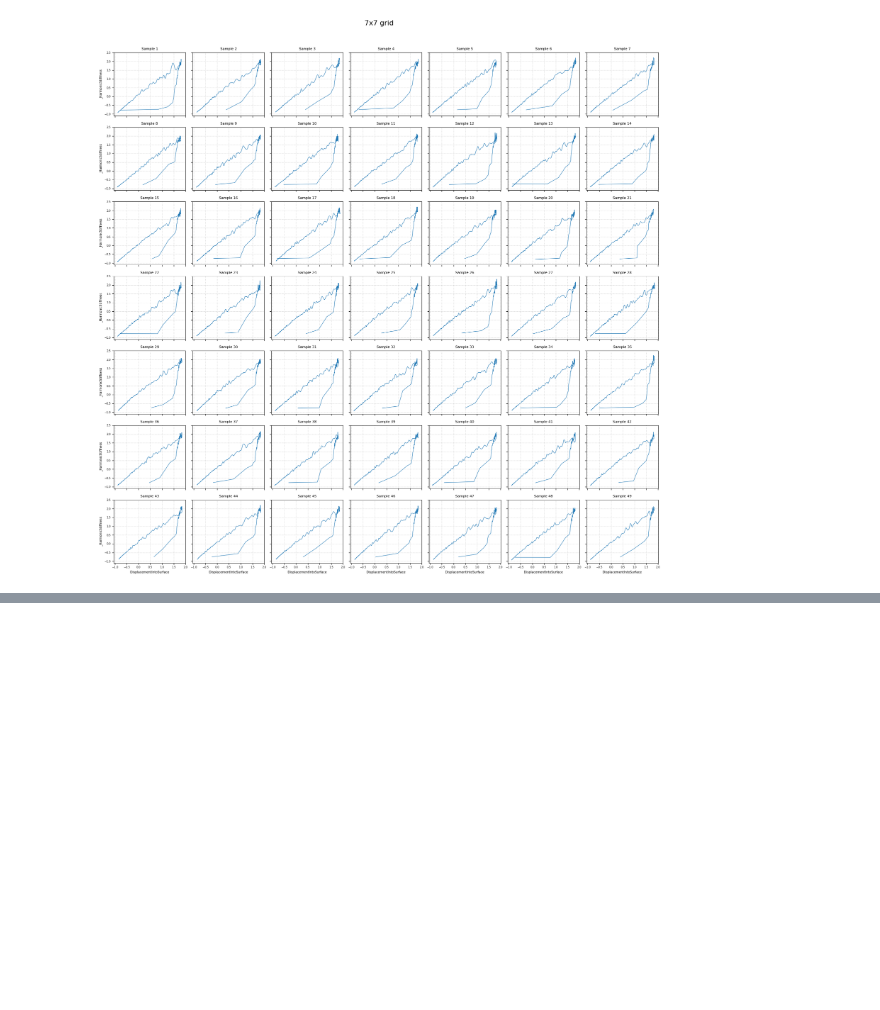
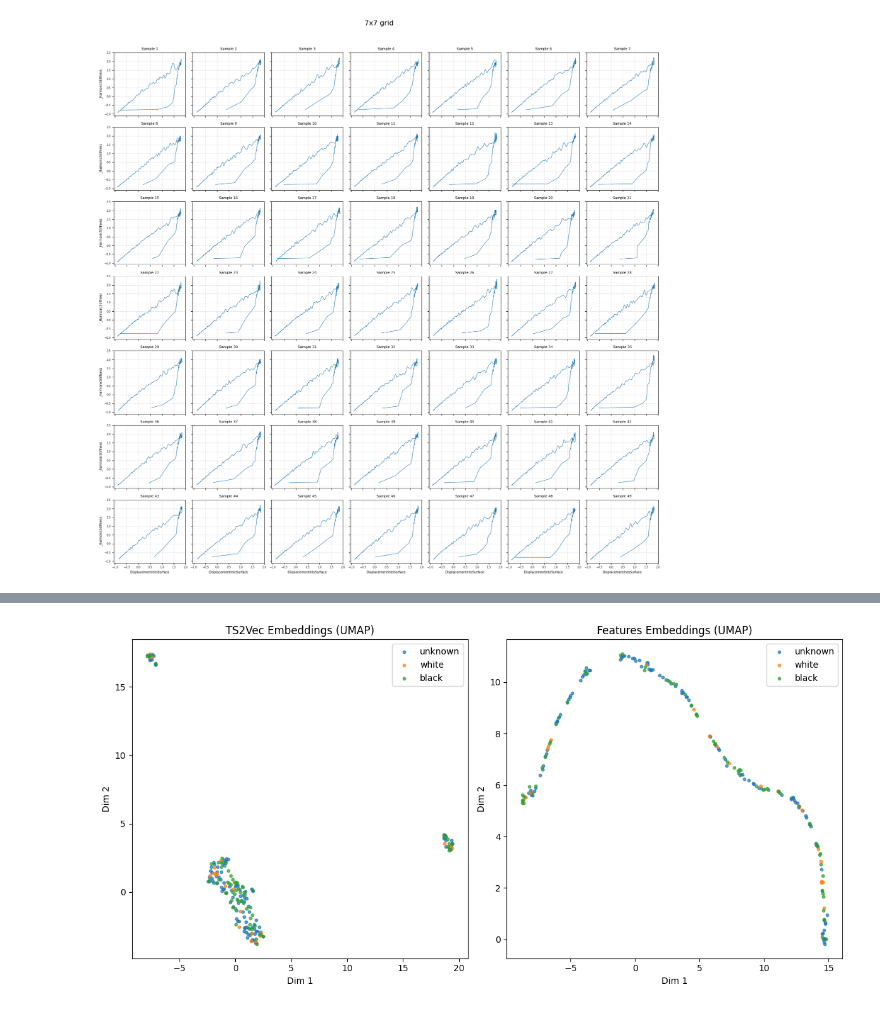
Before and after one commit to hugopuybareau/rnd_project_3, a Jupyter notebook: hardness.ipynb, the cells around one changed output, grey strips where cells are left out. Cells and saved outputs as stored; diff of their text form; code cells hidden in the pictures; blank space fills up the shorter version.

```diff
--- a/hardness.ipynb
+++ b/hardness.ipynb
@@ -233,0 +256,32 @@ plt.show()
+# %%
+import matplotlib.pyplot as plt
+import umap
+
+X_ts2vec_umap = umap.UMAP(n_components=2).fit_transform(ts2vec_emb)
+X_features_umap = umap.UMAP(n_components=2).fit_transform(df_features.values)
+
+# Plot side by side
+fig, axes = plt.subplots(1, 2, figsize=(12, 6))
+
+unique_labels = set(processed_labels)
+
+for label in unique_labels:
+    idxs = [i for i, l in enumerate(processed_labels) if l == label]
+    axes[0].scatter(X_ts2vec_umap[idxs, 0],  X_ts2vec_umap[idxs, 1], label=label, s=10, alpha=0.7)
+axes[0].set_title("TS2Vec Embeddings (UMAP)")
+axes[0].legend()
+axes[0].set_xlabel("Dim 1")
+axes[0].set_ylabel("Dim 2")
+
+for label in unique_labels:
+    idxs = [i for i, l in enumerate(processed_labels) if l == label]
+    axes[1].scatter(X_features_umap[idxs, 0], X_features_umap[idxs, 1], label=label, s=10, alpha=0.7)
+axes[1].set_title("Features Embeddings (UMAP)")
+axes[1].legend()
+axes[1].set_xlabel("Dim 1")
+axes[1].set_ylabel("Dim 2")
+
+plt.tight_layout()
+plt.show()
+# %% [output]
+[figure, added]
```
Also changed, not shown: parts of 5 cells of this notebook, 6 other files.
